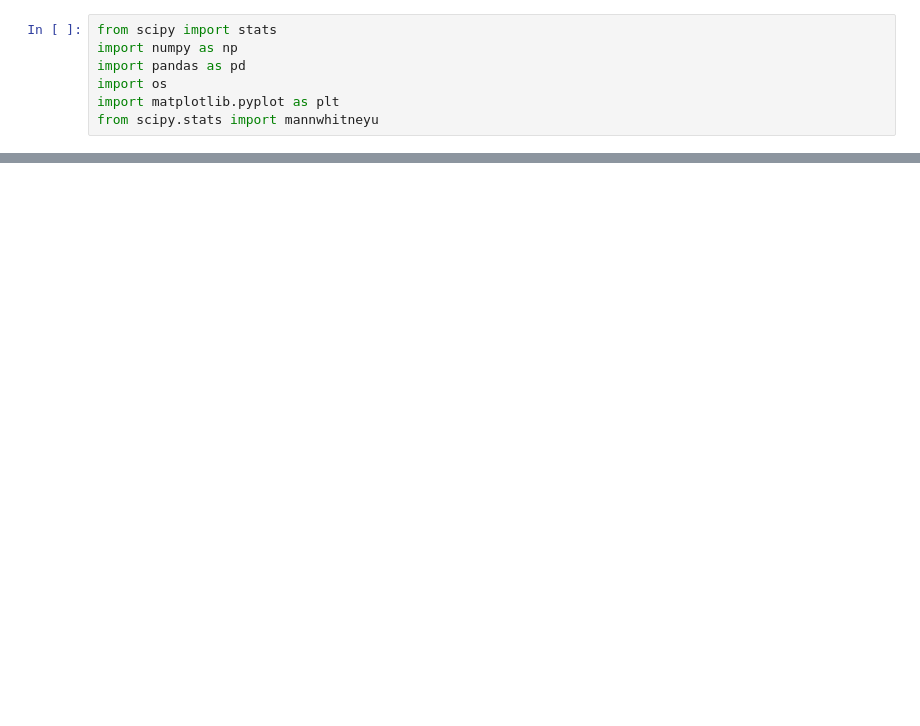
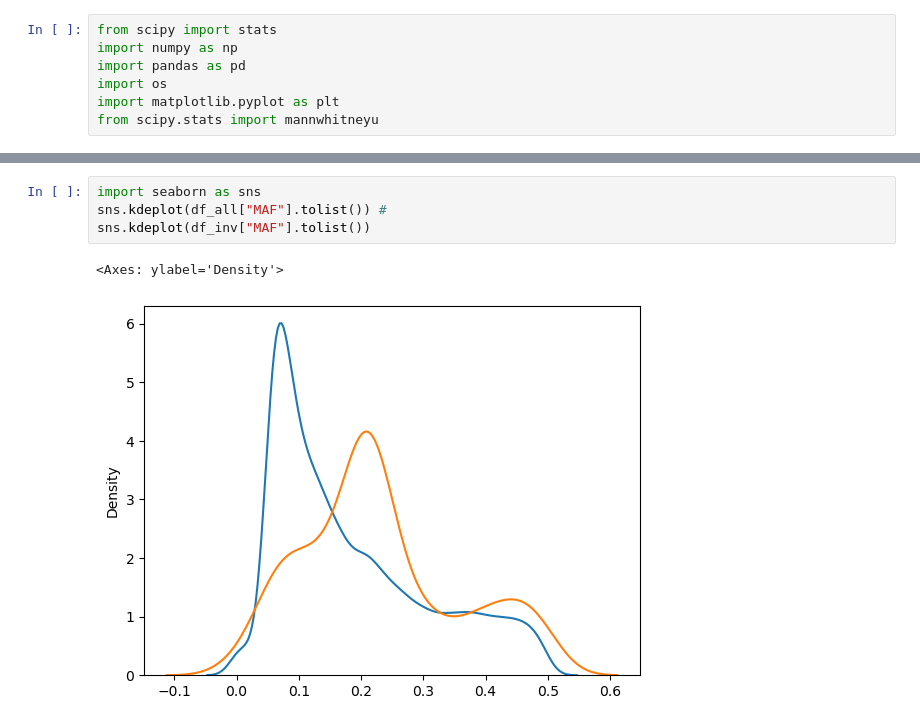
Before and after one commit to Cpetak/local_pca_pipe, a Jupyter notebook: plot_AFs.ipynb, the cells around one changed output, grey strips where cells are left out. Drawn from its saved outputs; the diff is of its cells as text; blank space fills up the shorter version.

```diff
--- a/plot_AFs.ipynb
+++ b/plot_AFs.ipynb
@@ -160,0 +259,7 @@ print(sum(df_inv["MAF"].tolist())/len(df_inv["MAF"].tolist()))
+# %%
+import seaborn as sns
+sns.kdeplot(df_all["MAF"].tolist()) #
+sns.kdeplot(df_inv["MAF"].tolist())
+# %% [output]
+<Axes: ylabel='Density'>
+[figure, added]
```
Also changed, not shown: parts of 6 cells of this notebook, 6 other files.
